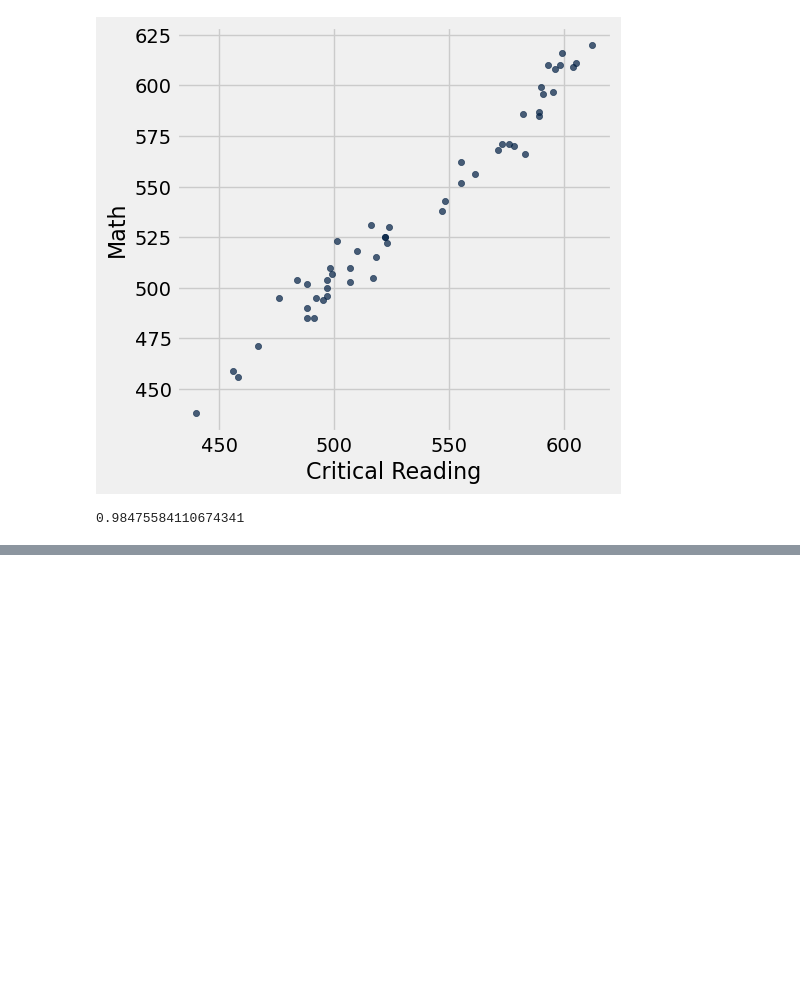
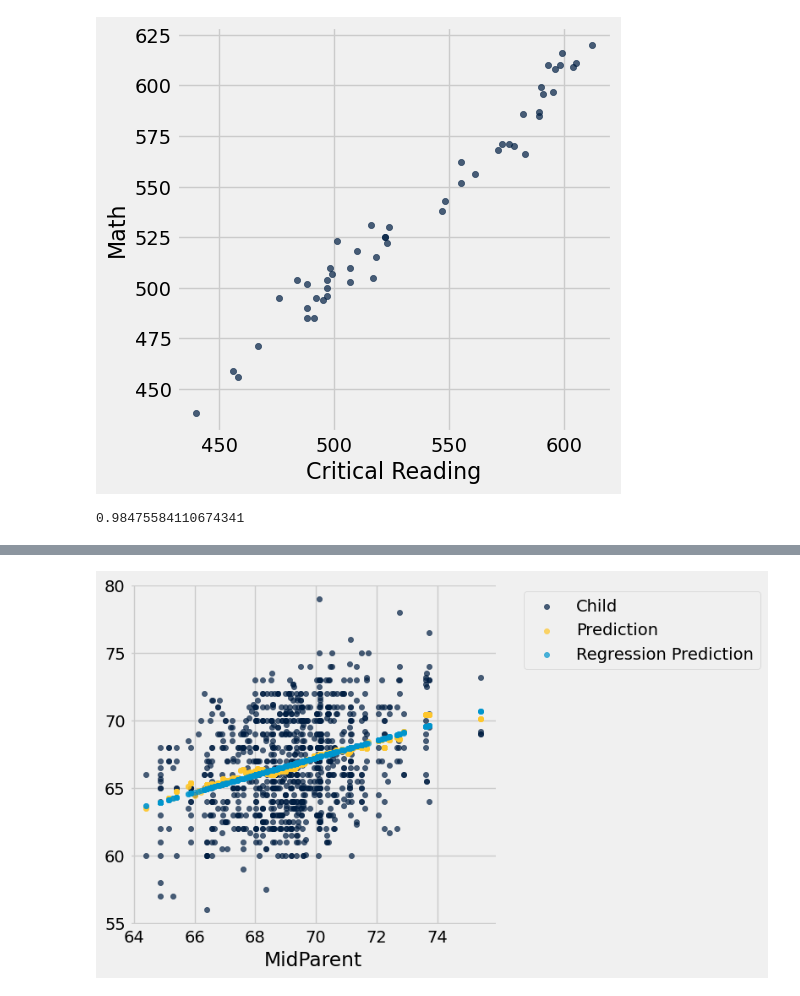
Before and after one commit to lawtonsclass/f24-code-from-class, a Jupyter notebook: data8-practice/ch15.ipynb, the cells around one changed output, grey strips where cells are left out. Drawn from its saved outputs; the diff is of its cells as text; code cells hidden in the pictures; blank space fills up the shorter version.

```diff
--- a/data8-practice/ch15.ipynb
+++ b/data8-practice/ch15.ipynb
@@ -253,0 +327,10 @@ correlation(sat2014, 'Critical Reading', 'Math')
+# %%
+def correlation(t, label_x, label_y):
+    return np.mean(standard_units(t.column(label_x))*standard_units(t.column(label_y)))
+
+def slope(t, label_x, label_y):
+    r = correlation(t, label_x, label_y)
+    return r*np.std(t.column(label_y))/np.std(t.column(label_x))
+
+def intercept(t, label_x, label_y):
+    return np.mean(t.column(label_y)) - slope(t, label_x, label_y)*np.mean(t.column(label_x))
@@ -253,0 +342,4 @@ correlation(sat2014, 'Critical Reading', 'Math')
+# %%
+family_slope = slope(heights, 'MidParent', 'Child')
+family_intercept = intercept(heights, 'MidParent', 'Child')
+family_slope, family_intercept
@@ -253,0 +360,5 @@ correlation(sat2014, 'Critical Reading', 'Math')
+# %%
+heights_with_predictions = heights_with_predictions.with_column(
+    'Regression Prediction', family_slope * heights.column('MidParent') + family_intercept
+)
+heights_with_predictions
@@ -253,0 +378,4 @@ correlation(sat2014, 'Critical Reading', 'Math')
+# %%
+heights_with_predictions.scatter('MidParent')
+# %% [output]
+[figure, added]
```
Also changed, not shown: parts of 44 cells of this notebook, 1 other file.
